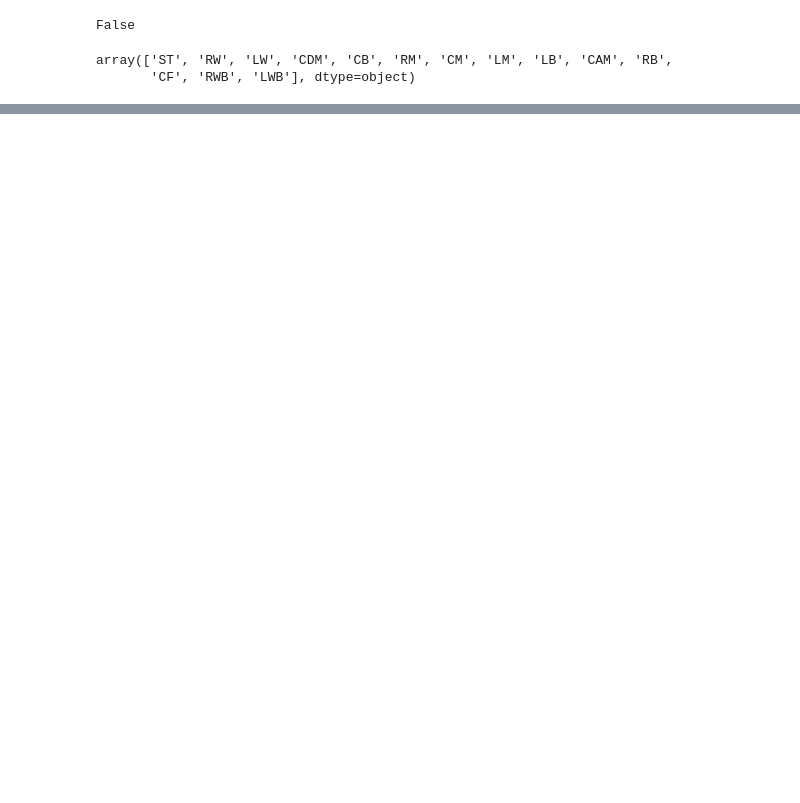
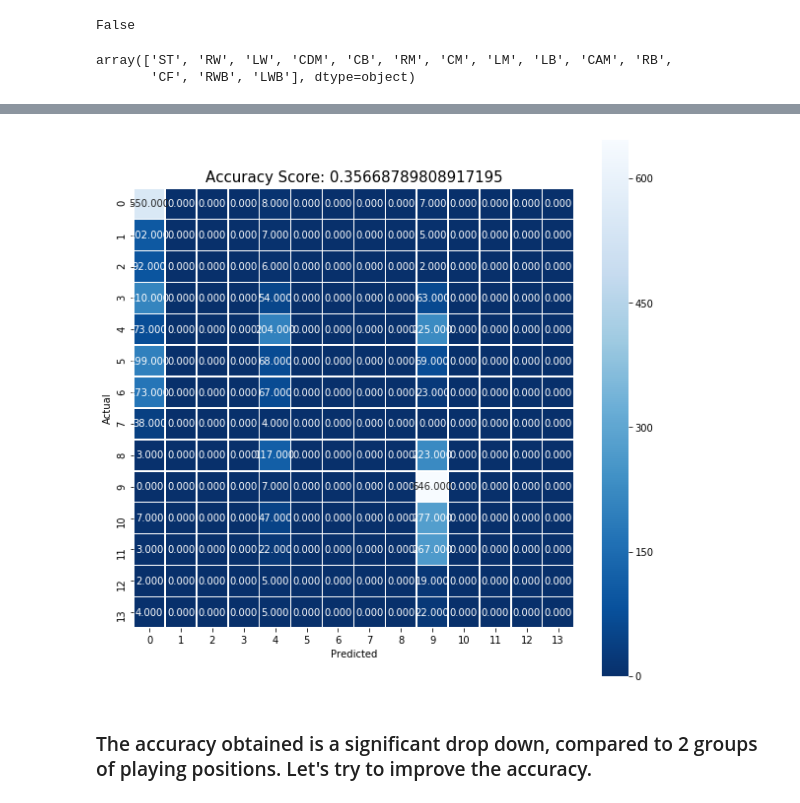
Before and after one commit to YarkoKhamar/DAProject, a Jupyter notebook: PositionPredictor.ipynb, the cells around one changed output, grey strips where cells are left out. Cells and saved outputs as stored; diff of their text form; code cells hidden in the pictures; blank space fills up the shorter version.

Commit message:
Supervised learning: postions prediction

```diff
--- a/PositionPredictor.ipynb
+++ b/PositionPredictor.ipynb
@@ -90,0 +316,8 @@ array(['ST', 'RW', 'LW', 'CDM', 'CB', 'RM', 'CM', 'LM', 'LB', 'CAM', 'RB',
+# %%
+df_normalized_all = df.iloc[:,:-1].div(df.iloc[:,:-1].sum(axis=1), axis=0)
+# create a positions map, that divides all of the positions into individual groups
+positions_map_all = {'ST': 0, 'RW': 1, 'LW': 2, 'RM': 3, 'CM': 4, 'LM': 5, 'CAM': 6, 'CF': 7, 'CDM': 8, 'CB': 9, 'LB': 10, 'RB': 11, 'RWB': 12, 'LWB': 13}
+df_normalized_all['Preferred Positions'] = df['Preferred Positions']
+df_normalized_all = df_normalized_all.replace({'Preferred Positions': positions_map_all})
+# view the normalized mapped dataset
+df_normalized_all
@@ -90,0 +344,5 @@ array(['ST', 'RW', 'LW', 'CDM', 'CB', 'RM', 'CM', 'LM', 'LB', 'CAM', 'RB',
+# %%
+# split the data to training one and testing one.
+# x_train_all should be equal to x_test_all
+# y_train_all should be equal to y_test_all
+x_train_all, x_test_all, y_train_all, y_test_all = train_test_split(df_normalized_all.iloc[:,:-1], df_normalized_all.iloc[:,-1], random_state=0)
@@ -90,0 +362,10 @@ array(['ST', 'RW', 'LW', 'CDM', 'CB', 'RM', 'CM', 'LM', 'LB', 'CAM', 'RB',
+# %%
+# create an instance of LogisticRegression class object
+logistic_regression_all = LogisticRegression()
+# fit the model
+cl_all = logistic_regression_all.fit(x_train_all, y_train_all)
+# predict the results and store them in a variable
+predictions_all = logistic_regression_all.predict(x_test_all)
+# check the accuracy of the predictions of our model
+acc_all = cl_all.score(x_test_all, y_test_all)
+print ('Logistic Regression Accuracy: {}'.format(acc_all))
@@ -90,0 +379,3 @@ array(['ST', 'RW', 'LW', 'CDM', 'CB', 'RM', 'CM', 'LM', 'LB', 'CAM', 'RB',
+# %%
+# the confusion matrix
+cm_all = metrics.confusion_matrix(y_test_all, predictions_all)
@@ -90,0 +402,12 @@ array(['ST', 'RW', 'LW', 'CDM', 'CB', 'RM', 'CM', 'LM', 'LB', 'CAM', 'RB',
+# %%
+# using seaborn for visualizations
+plt.figure(figsize=(10,10))
+sns.heatmap(cm_all, annot=True, fmt=".3f", linewidths=.5, square = True, cmap = 'Blues_r');
+plt.ylabel('Actual');
+plt.xlabel('Predicted');
+all_sample_title = 'Accuracy Score: {0}'.format(acc_all)
+plt.title(all_sample_title, size = 15);
+# %% [output]
+[figure, added]
+# %% [markdown]
+### The accuracy obtained is a significant drop down, compared to 2 groups of playing positions.  Let's try to improve the accuracy.
```
Also changed, not shown: parts of 71 cells of this notebook, 2 other files.
